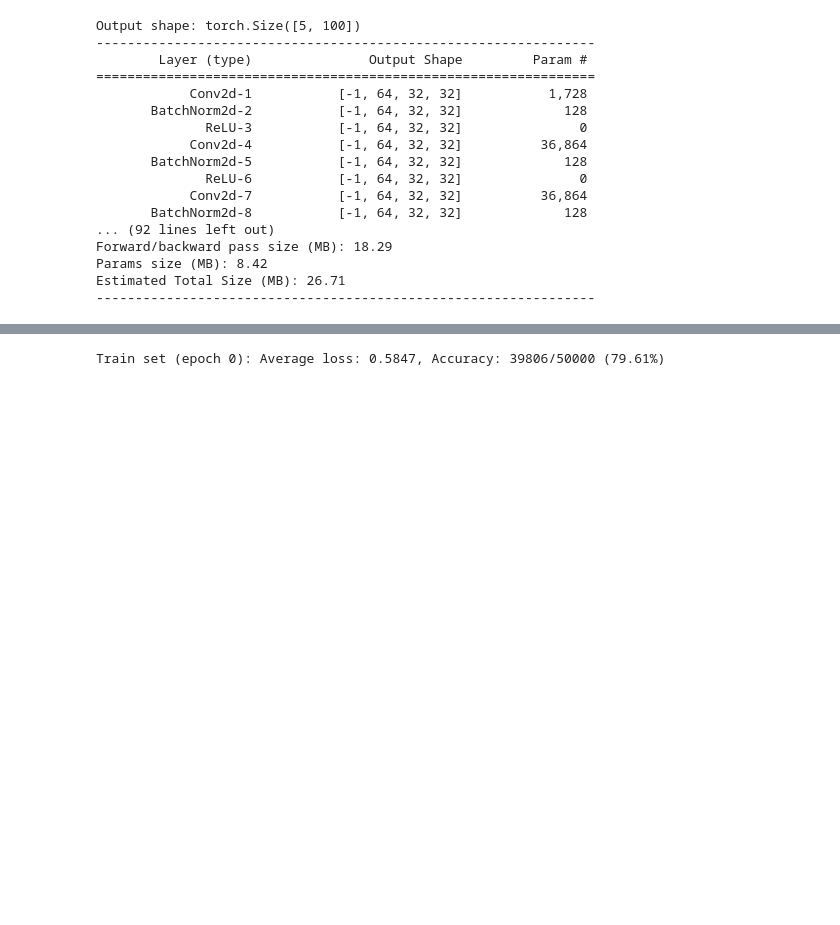
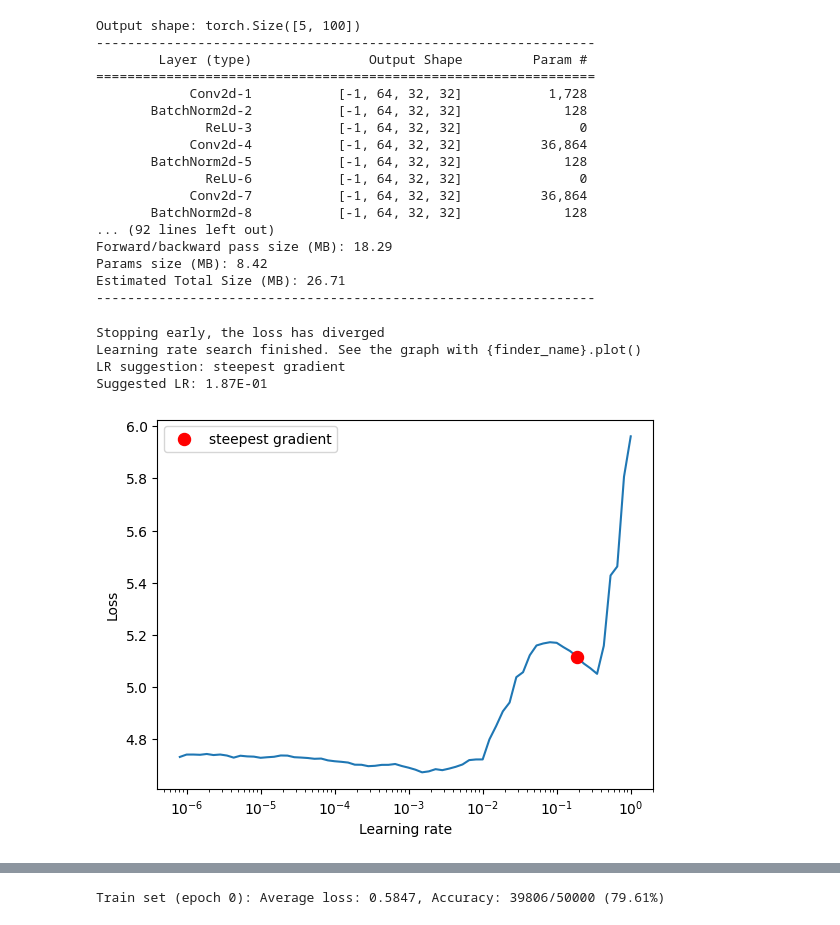
Before and after one commit to aravindchakravarti/ERAv4, a Jupyter notebook: S8_Cifar100_ResNet/CIFAR100.ipynb, the cells around one changed output, grey strips where cells are left out. Drawn from its saved outputs; the diff is of its cells as text; code cells hidden in the pictures; blank space fills up the shorter version.

```diff
--- a/S8_Cifar100_ResNet/CIFAR100.ipynb
+++ b/S8_Cifar100_ResNet/CIFAR100.ipynb
@@ -276,11 +280,17 @@ Estimated Total Size (MB): 26.71
 # %%
 from torch_lr_finder import LRFinder
 
 model = ResNet(layers=[2,2,3,2], num_classes=100, use_depthwise=(False, False, True, True)).to(device)
 
 criterion = nn.CrossEntropyLoss()
 optimizer = torch.optim.Adam(model.parameters(), lr=1e-7, weight_decay=1e-2)
-lr_finder = LRFinder(model, optimizer, criterion, device="cuda")
+lr_finder = LRFinder(model, optimizer, criterion, device=device)
 lr_finder.range_test(train_loader, end_lr=100, num_iter=100)
 lr_finder.plot() # to inspect the loss-learning rate graph
 lr_finder.reset() # to reset the model and optimizer to their initial state
+# %% [output]
+Stopping early, the loss has diverged
+Learning rate search finished. See the graph with {finder_name}.plot()
+LR suggestion: steepest gradient
+Suggested LR: 1.87E-01
+[figure, added]
```
Also changed, not shown: parts of 7 cells of this notebook, 2 other files.
